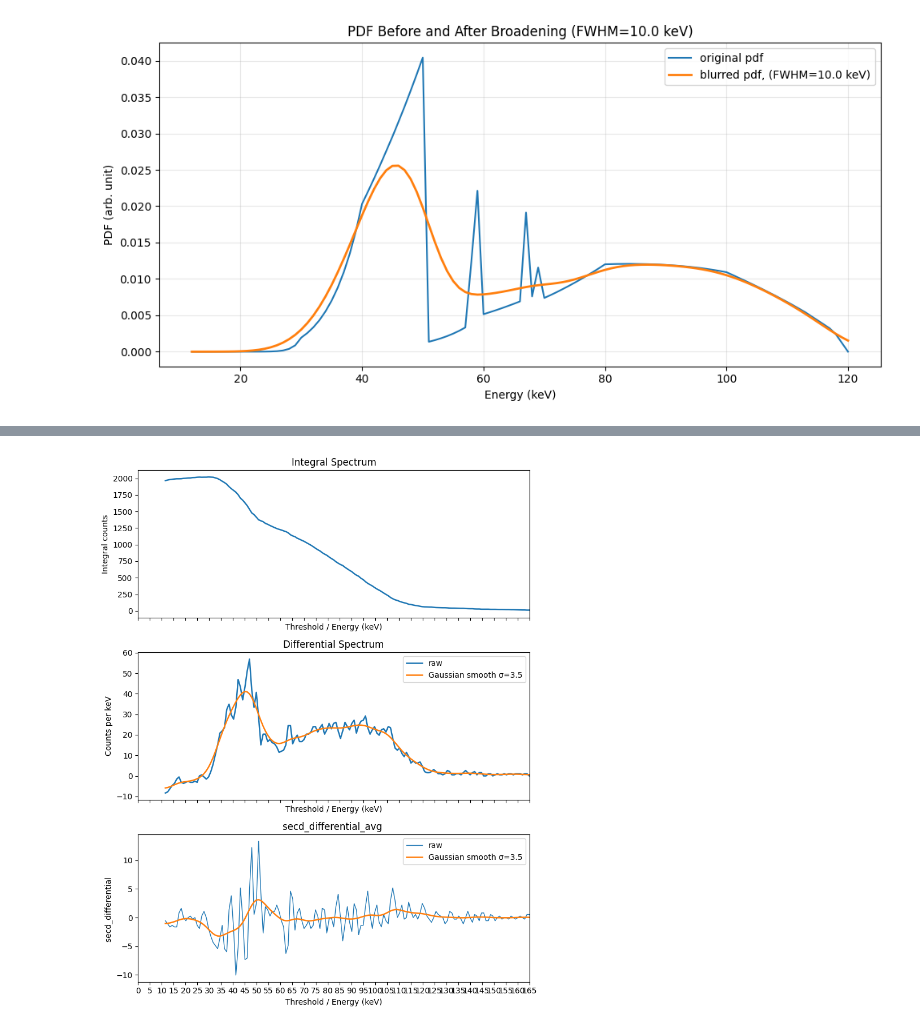
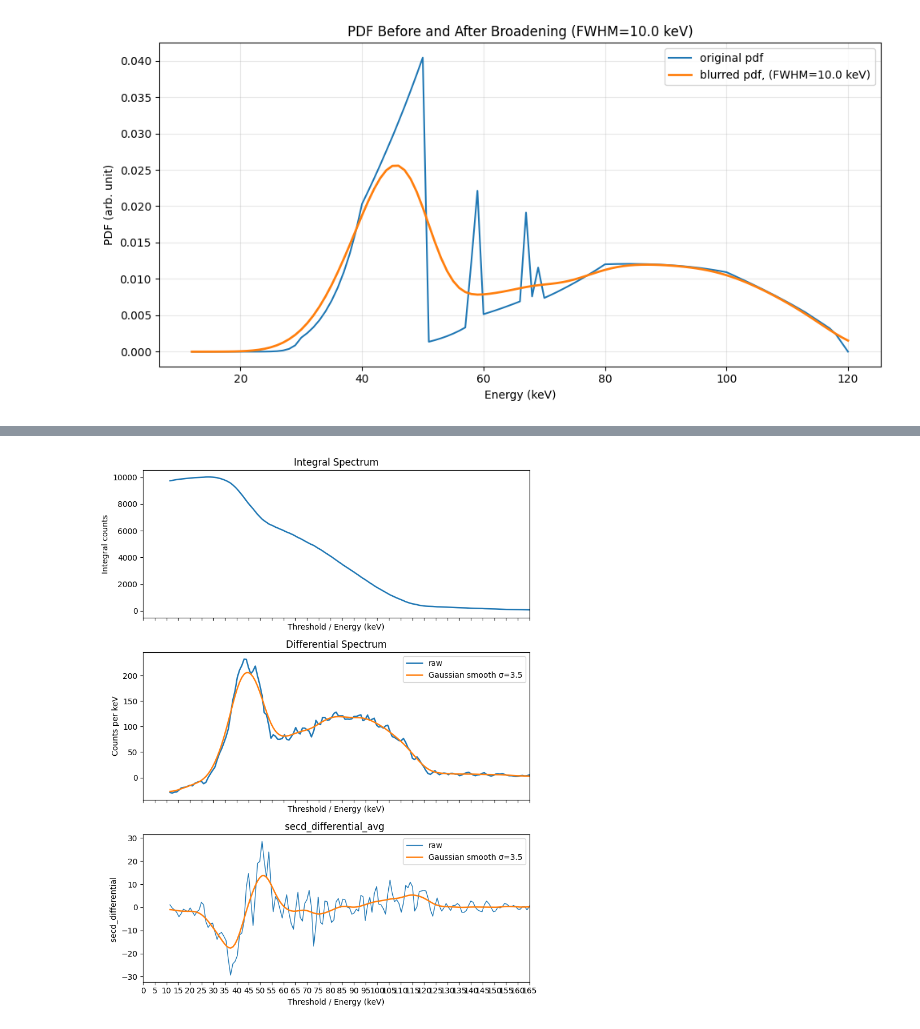
Before and after one commit to lifei-china/PhotonDetector, a Jupyter notebook: poisson_signal_generator.ipynb, the cells around one changed output, grey strips where cells are left out. Cells and saved outputs as stored; diff of their text form; code cells hidden in the pictures.

```diff
--- a/poisson_signal_generator.ipynb
+++ b/poisson_signal_generator.ipynb
@@ -72,14 +72,14 @@ energies, Phi_in, Phi_out_list = compute_filtered_spectrum(
     spek_path="spectrum_file/spek_120.txt",
     xcom_filter_path="spectrum_file/Gd_mu_over_rho.csv",
     density= density_Gd,
-    thickness_mm_list=[0.01, 0.3, 1.0],
+    thickness_mm_list=[0.01, 0.3, 1.20],
     plot=True
 )
 # %% [output]
 [figure]
 # %%
 # 1) 读取所需光谱
-values = Phi_out_list[1]
+values = Phi_out_list[2]
 bins, pdf, dE = build_energy_bins_and_pdf(energies,
                                           values) # 构建坐标轴 计算入射计数率 λ（counts/s）# ---------- 用中心能量构造“边界” -> 保证 bins 长度 = N+1, pdf 长度 = N ----------
 
@@ -88,22 +88,26 @@ values_source = Phi_in
 
 # 2) 光源物理参数
 Voltage = 120                   # 管压              [kvp]
-I_mA   = 100.0                   # 管电流            [mA]
-r_m    = 0.90                   # 源到探测器距离     [m]
-pixel_length  = 340e-6           # 单像素尺寸340um，  [cm]
+I_mA   = 120.0                  # 管电流            [mA]
+r_m    = 0.30                   # 源到探测器距离     [m]
+pixel_length  = 340e-6           # 单像素尺寸340um， [m]
+pixel_length_cm = pixel_length * 100.0            # [cm]
 
 # 2-1) 光子信号在芯片上的假设参数
 pulse   = 15e-9                 # 信号脉宽 15ns      [s]
-amp    = 1                         # 探测器对光源的放大系数
+W_eV = 4.4                      # CdTe 1eV 产生一对电子 [eV/pair]
+g_mat = 1000.0 / W_eV           # ~ 227 e-h pairs per keV
 
 # 3） 芯片参数设置
 delta_t = 1e-9                    # 采样帧频率 1ns     [s]
 integral_time = 400e-6             # 信号积分时间 400us [s]
+Capacitance = 40e-15            # 典型的 CdTe/CZT PCD 前端电容量级 [F]
+gain = 1.1764/g_mat
+offset  = 43.35                 # (1.1764,43.35) 来自TSPZ157B0007 pixel_0_1
 
 # 4) 计算参数
-A_cm2  = (pixel_length * 100.0)**2    # m->cm，面积用 cm^2
-rate = np.sum(values * dE * I_mA * (1.0/r_m)**2 * A_cm2)
-chip_rate = amp * rate          # 进入芯片的计数率
+A_cm2  = pixel_length_cm**2    # m->cm，面积用 cm^2
+photon_rate = np.sum(values * dE * I_mA * (1.0/r_m)**2 * A_cm2)   # 射线源的发射率
 
-print("lambda*tau =", chip_rate * pulse)  # 无量纲
+print("lambda*tau =", photon_rate * pulse)  # 无量纲
 # %% [output]
@@ -113,7 +117,7 @@ from poisson_signal_generator_utils import make_threshold_grid_from_energy, spec
 from poisson_signal_generator_utils import plot_signals_over_time, plot_signals_grid
 
 # -------- 固定全局阈值轴（重要！）--------
-gain = 1.0                 # 若要物理电压，设成 V/keV，例如 3.5e-3 V/keV
+
 thr_grid = make_threshold_grid_from_energy(bins, gain=gain, n_thr=256)
 
 # 5） 根据 归一化的 谱，产生时间信号
@@ -123,11 +127,12 @@ signals = []  # 存每次生成的波形
 
 
 for _ in range(n_runs):
-    t, sig, times, amps = generate_signal(bins, pdf, chip_rate,
-                                      integral_time,
+    t, sig, times, amps = generate_signal(bins, pdf, photon_rate,
+                                      integral_time * 5,
                                       pulse,     # 脉宽
                                       delta_t,              # 1ns
-                                      gain=1.0,
+                                      g_mat = g_mat,
+                                      Cf = Capacitance,
                                       pulse_shape='gauss'
                                       )
     integ, diff = spectrum_from_signal(sig, thr_grid)
@@ -268,8 +273,8 @@ differentials_blur = []
 signals_blur = []  # 存每次生成的波形
 
 for _ in range(n_runs):
-    t, sig_blur, times, amps = generate_signal(bins, pdf_blur, chip_rate,
-                                      integral_time,
+    t, sig_blur, times, amps = generate_signal(bins, pdf_blur, photon_rate,
+                                      integral_time*5,
                                       pulse,     # 脉宽
                                       delta_t,              # 1ns
                                       gain=1.0,
@@ -312,32 +317,32 @@ ax1.set_xlabel('Threshold / Energy (keV)')
 # 微分谱（应近似输入能谱形状；仅差一个尺度因子）
 ax2.plot(energy_axis, differential_avg_blur, lw=1.8, label='raw')
 ax2.plot(energy_axis, differential_smooth_blur, lw=1.8, label=f'Gaussian smooth σ={sigma_smooth}')
 
 # 可选：把输入 pdf 归一后缩放到可见范围作对比（仅形状对比）
 # 这里简单按最大值对齐
 orig_centers = (bins[:-1] + bins[1:]) / 2
 # pdf_norm = pdf / pdf.max() * differential_avg.max() if differential_avg.max() > 0 else pdf
-pdf_norm = pdf * rate *3.8e-4
+pdf_norm = pdf * photon_rate *3.8e-4
 # ax2.plot(orig_centers, pdf_norm , '--', label='Input PDF (scaled)')
 
 ax2.set_xlabel('Threshold / Energy (keV)')
 ax2.set_ylabel('Counts per keV')
 ax2.set_title('Differential Spectrum')
 ax2.legend()
 
 # 积分谱（阈值越高，计数越少）
 ax3.plot(energy_axis, secd_differential_avg_blur, lw=1.0, label='raw')
 ax3.plot(energy_axis, secd_differential_smooth_blur, lw=1.8, label=f'Gaussian smooth σ={sigma_smooth}')
 ax3.set_ylabel('secd_differential ')
 ax3.set_title('secd_differential_avg ')
 ax3.set_xlabel('Threshold / Energy (keV)')
 ax3.legend()
 for ax in (ax1, ax2, ax3):
     ax.set_xlim(0, 165)
     ax.set_xticks(np.arange(0, 166, 5))   # 每隔 5 keV 一根刻度
 
 
 plt.tight_layout()
 plt.show()
 # %% [output]
-[figure, old version]
+[figure, new version]
```
Also changed, not shown: parts of 7 cells of this notebook, 3 other files.
